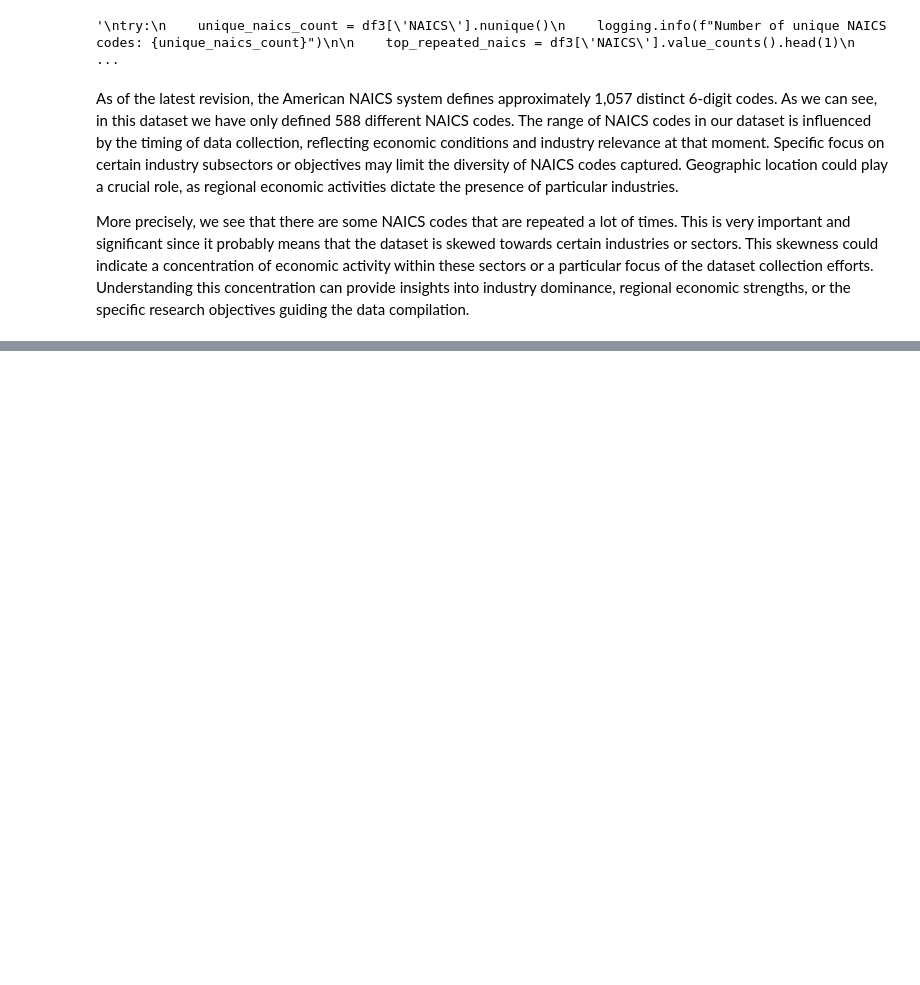
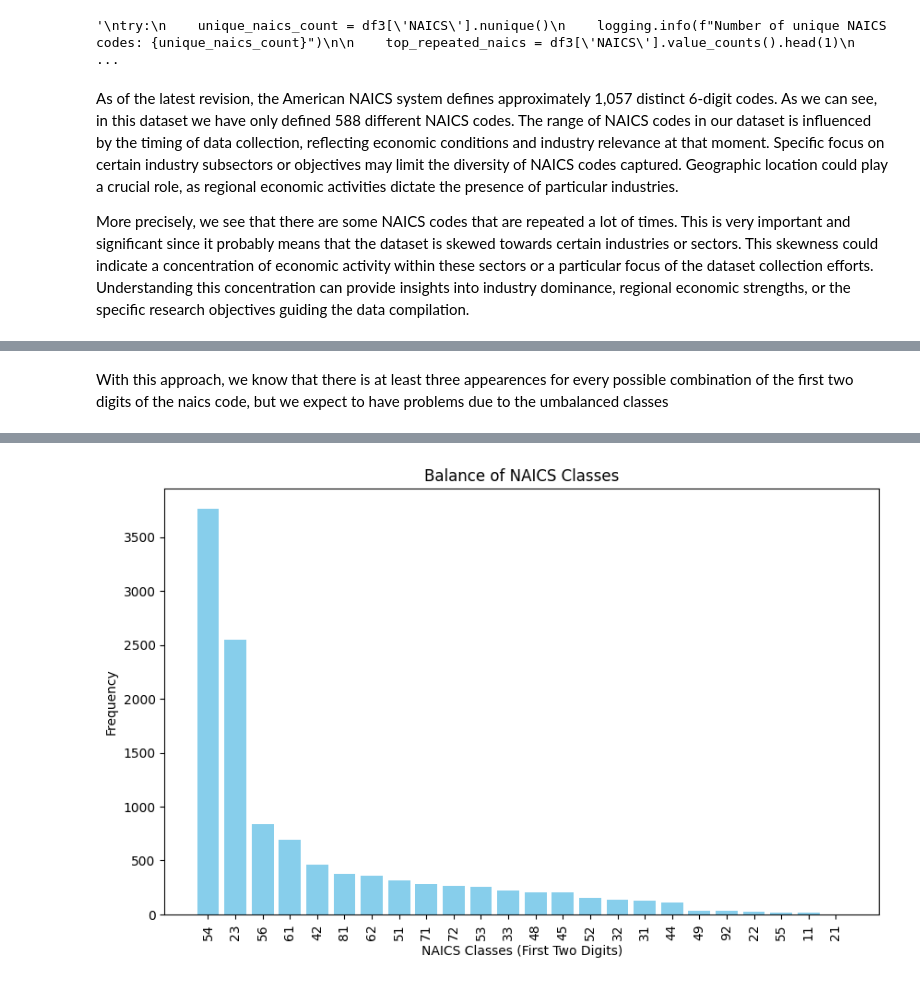
Before and after one commit to Zrive/zrive-ds-1q24-industry-classification, a Jupyter notebook: src/module_1/BASES_DE_DATOS_EDU.ipynb, the cells around one changed output, grey strips where cells are left out. Saved outputs shown, nothing was run; the diff lists cells and outputs as text; code cells hidden in the pictures; blank space fills up the shorter version.

```diff
--- a/src/module_1/BASES_DE_DATOS_EDU.ipynb
+++ b/src/module_1/BASES_DE_DATOS_EDU.ipynb
@@ -143,0 +149,9 @@ More precisely, we see that there are some NAICS codes that are repeated a lot o
+# %%
+df1['First_Two_Digits_NAICS'] = df1['ID6_digit_NAICS_code'].astype(str).str[:2]
+
+num_combinations = df1['First_Two_Digits_NAICS'].nunique()
+logging.info(f"Total number of combinations of the first two digits of the NAICS code: {num_combinations}")
+combinations_count = df1['First_Two_Digits_NAICS'].value_counts()
+
+for combination, count in combinations_count.items():
+    logging.info(f"Combination: {combination}, Count: {count}")
@@ -143,0 +176,11 @@ More precisely, we see that there are some NAICS codes that are repeated a lot o
+# %% [markdown]
+With this approach, we know that there is at least three appearences for every possible combination of the first two digits of the naics code, but we expect to have problems due to the umbalanced classes
+# %%
+plt.figure(figsize=(10, 6))
+plt.bar(combinations_count.index, combinations_count.values, color='skyblue')
+plt.xlabel('NAICS Classes (First Two Digits)')
+plt.ylabel('Frequency')
+plt.title('Balance of NAICS Classes')
+plt.xticks(rotation=90)
+plt.show()
+# %% [output]
@@ -143,0 +189 @@ More precisely, we see that there are some NAICS codes that are repeated a lot o
+[figure, added]
```
Also changed, not shown: parts of 18 cells of this notebook.
